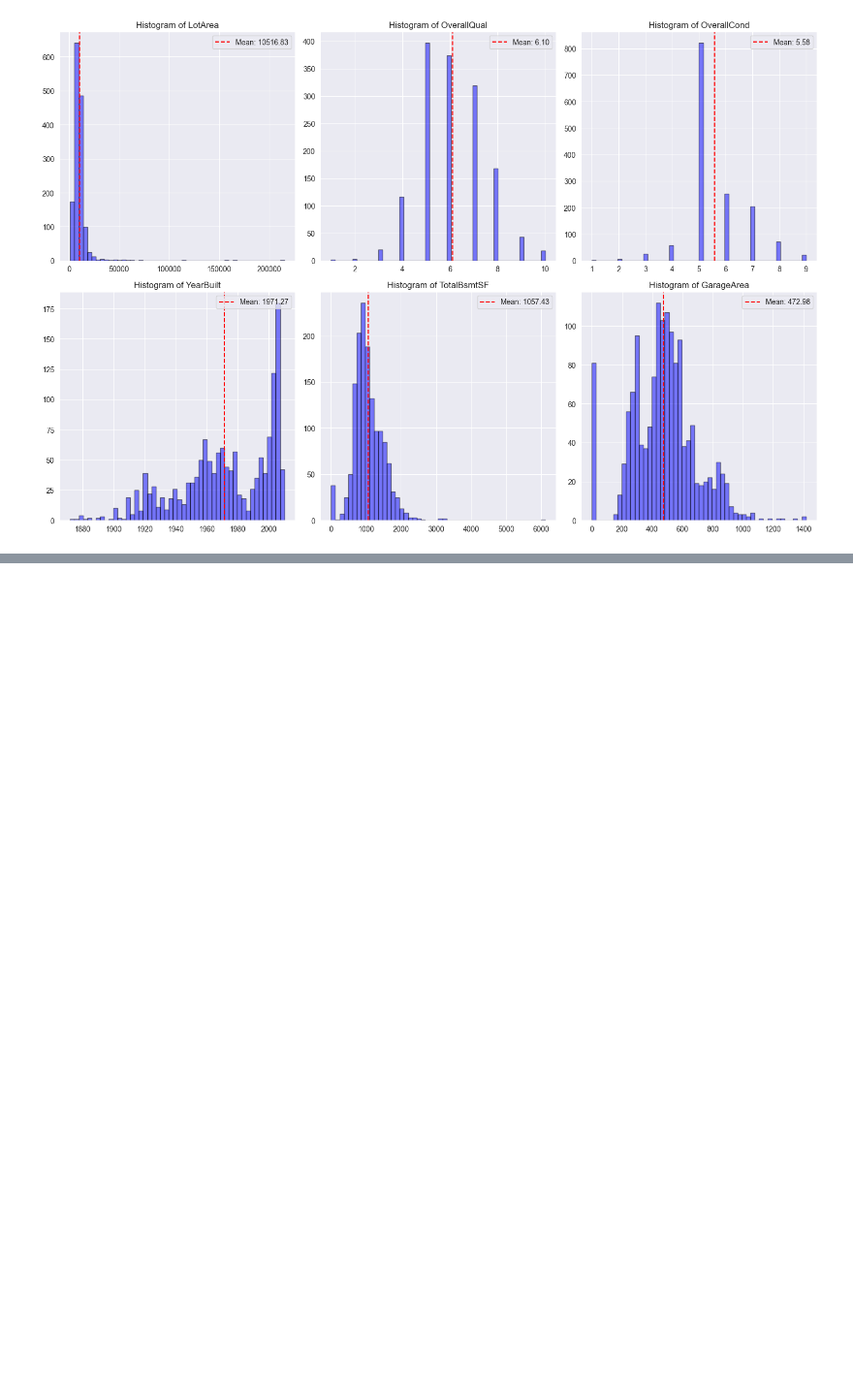
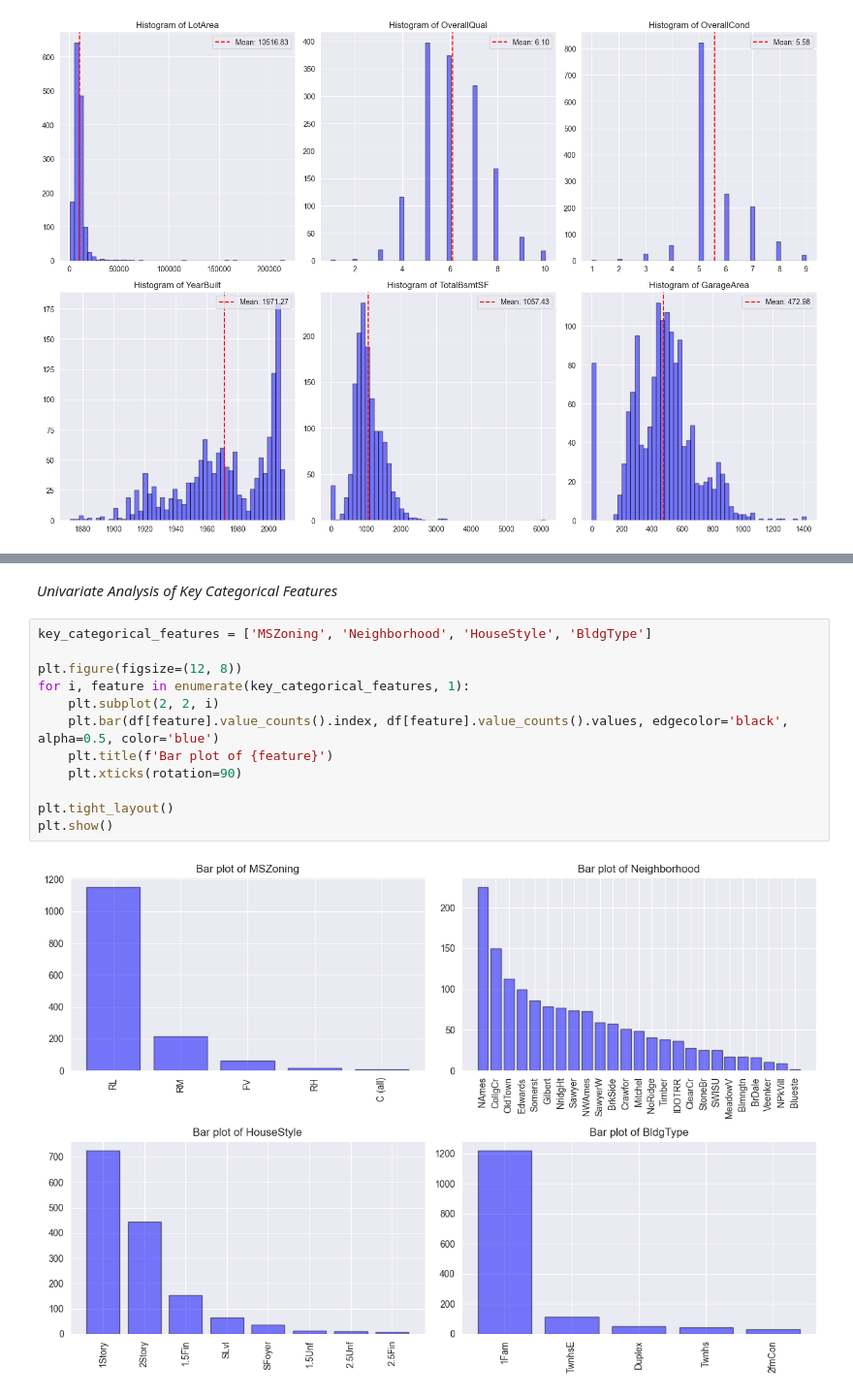
Before and after one commit to serverdaun/house_prices_kaggle, a Jupyter notebook: house_prices_kaggle/notebooks/eda.ipynb, the cells around one changed output, grey strips where cells are left out. Shown at 97% size. Cells and saved outputs as stored; diff of their text form; blank space fills up the shorter version.

Commit message:
add univariate analysis of key categorical features

```diff
--- a/house_prices_kaggle/notebooks/eda.ipynb
+++ b/house_prices_kaggle/notebooks/eda.ipynb
@@ -85,0 +83,16 @@ plt.show()
+# %% [markdown]
+*Univariate Analysis of Key Categorical Features*
+# %%
+key_categorical_features = ['MSZoning', 'Neighborhood', 'HouseStyle', 'BldgType']
+
+plt.figure(figsize=(12, 8))
+for i, feature in enumerate(key_categorical_features, 1):
+    plt.subplot(2, 2, i)
+    plt.bar(df[feature].value_counts().index, df[feature].value_counts().values, edgecolor='black', alpha=0.5, color='blue')
+    plt.title(f'Bar plot of {feature}')
+    plt.xticks(rotation=90)
+
+plt.tight_layout()
+plt.show()
+# %% [output]
+[figure, added]
```
Also changed, not shown: parts of 2 cells of this notebook.
